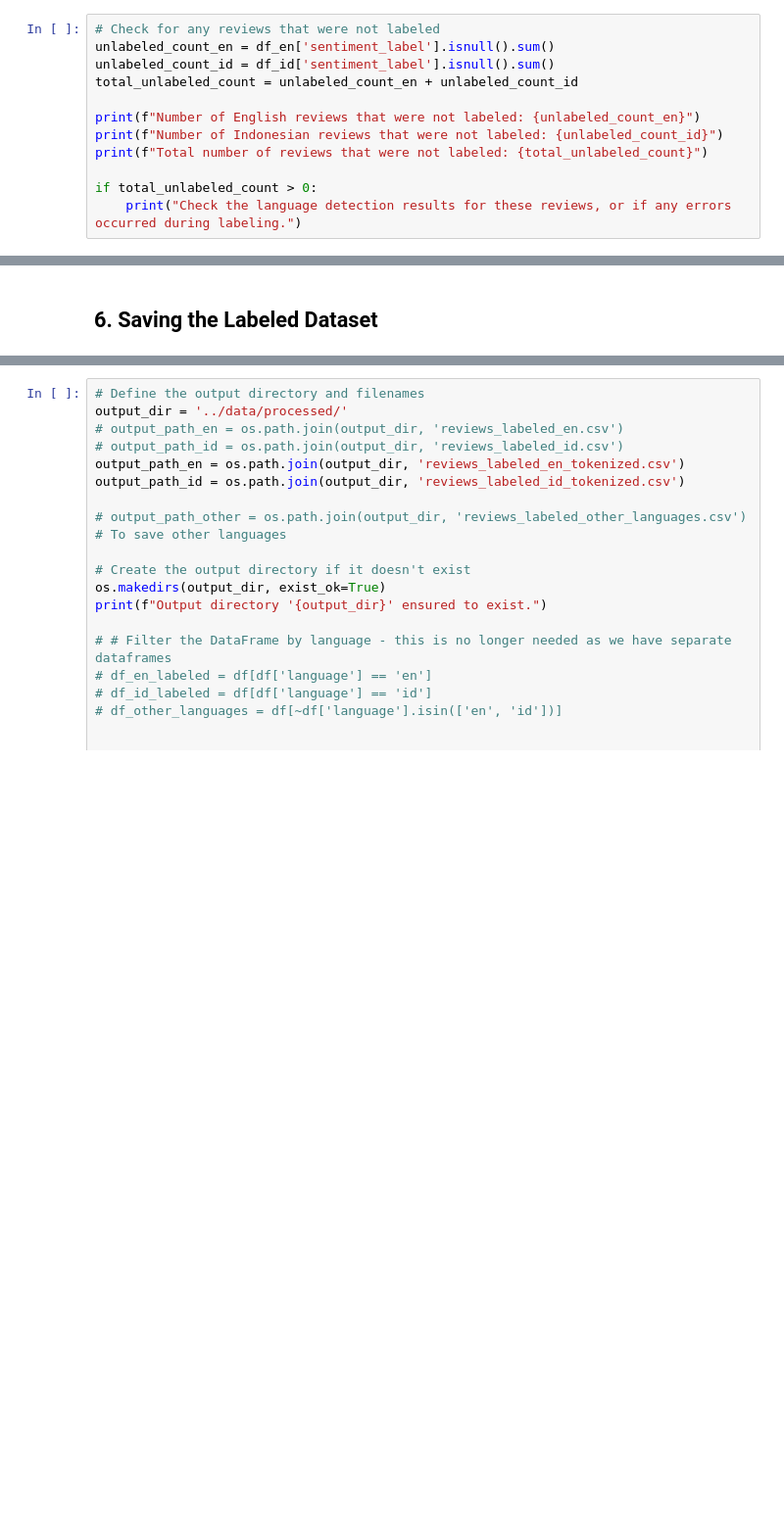
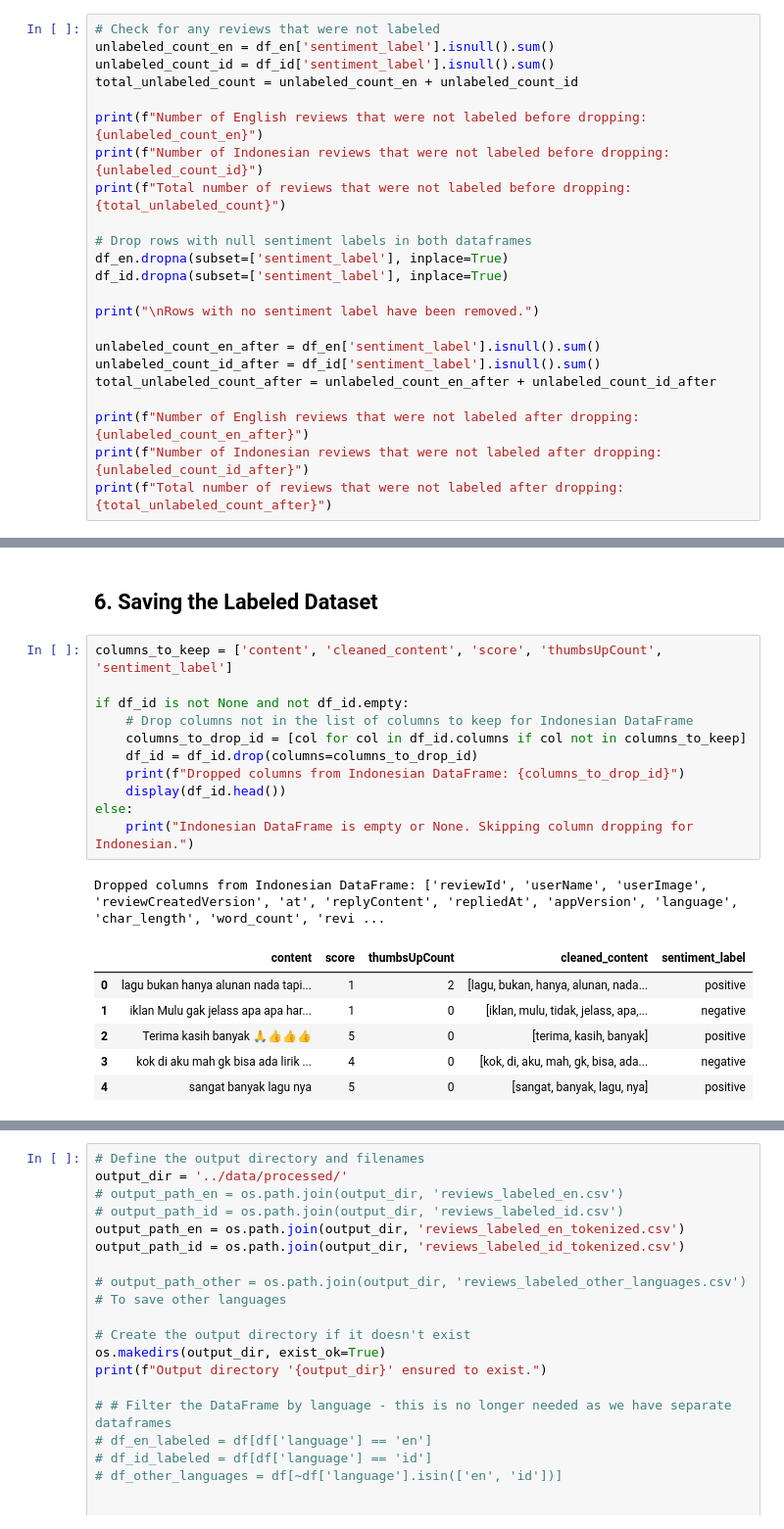
Before and after one commit to notnsas/data-science-capstone-project-college, a Jupyter notebook: notebooks/04_programmatic_labeling_bilingual.ipynb, the cells around one changed output, grey strips where cells are left out. Shown: that part at 98% size. Drawn from its saved outputs; the diff is of its cells as text; blank space fills up the shorter version.

Commit message:
memodifikasi kode di bagian 5. Reviewing and Finalizing the Labeled Dataset untuk menghapus baris yang tidak berlabel

```diff
--- a/notebooks/04_programmatic_labeling_bilingual.ipynb
+++ b/notebooks/04_programmatic_labeling_bilingual.ipynb
@@ -574,10 +574,21 @@ unlabeled_count_en = df_en['sentiment_label'].isnull().sum()
 unlabeled_count_id = df_id['sentiment_label'].isnull().sum()
 total_unlabeled_count = unlabeled_count_en + unlabeled_count_id
 
-print(f"Number of English reviews that were not labeled: {unlabeled_count_en}")
-print(f"Number of Indonesian reviews that were not labeled: {unlabeled_count_id}")
-print(f"Total number of reviews that were not labeled: {total_unlabeled_count}")
+print(f"Number of English reviews that were not labeled before dropping: {unlabeled_count_en}")
+print(f"Number of Indonesian reviews that were not labeled before dropping: {unlabeled_count_id}")
+print(f"Total number of reviews that were not labeled before dropping: {total_unlabeled_count}")
 
-if total_unlabeled_count > 0:
-    print("Check the language detection results for these reviews, or if any errors occurred during labeling.")
+# Drop rows with null sentiment labels in both dataframes
+df_en.dropna(subset=['sentiment_label'], inplace=True)
+df_id.dropna(subset=['sentiment_label'], inplace=True)
+
+print("\nRows with no sentiment label have been removed.")
+
+unlabeled_count_en_after = df_en['sentiment_label'].isnull().sum()
+unlabeled_count_id_after = df_id['sentiment_label'].isnull().sum()
+total_unlabeled_count_after = unlabeled_count_en_after + unlabeled_count_id_after
+
+print(f"Number of English reviews that were not labeled after dropping: {unlabeled_count_en_after}")
+print(f"Number of Indonesian reviews that were not labeled after dropping: {unlabeled_count_id_after}")
+print(f"Total number of reviews that were not labeled after dropping: {total_unlabeled_count_after}")
 # %% [output]
@@ -629,3 +642,22 @@ Examples of Indonesian reviews and their Transformer labels:
 | 4 | sangat banyak lagu nya | positive |
 # %% [markdown]
 ## **6. Saving the Labeled Dataset**
+# %%
+columns_to_keep = ['content', 'cleaned_content', 'score', 'thumbsUpCount', 'sentiment_label']
+
+if df_id is not None and not df_id.empty:
+    # Drop columns not in the list of columns to keep for Indonesian DataFrame
+    columns_to_drop_id = [col for col in df_id.columns if col not in columns_to_keep]
+    df_id = df_id.drop(columns=columns_to_drop_id)
+    print(f"Dropped columns from Indonesian DataFrame: {columns_to_drop_id}")
+    display(df_id.head())
+else:
+    print("Indonesian DataFrame is empty or None. Skipping column dropping for Indonesian.")
+# %% [output]
+Dropped columns from Indonesian DataFrame: ['reviewId', 'userName', 'userImage', 'reviewCreatedVersion', 'at', 'replyContent', 'repliedAt', 'appVersion', 'language', 'char_length', 'word_count', 'revi ...
+|  | content | score | thumbsUpCount | cleaned_content | sentiment_label |
+| 0 | lagu bukan hanya alunan nada tapi... | 1 | 2 | [lagu, bukan, hanya, alunan, nada... | positive |
+| 1 | iklan Mulu gak jelass apa apa har... | 1 | 0 | [iklan, mulu, tidak, jelass, apa,... | negative |
+| 2 | Terima kasih banyak 🙏👍👍👍 | 5 | 0 | [terima, kasih, banyak] | positive |
+| 3 | kok di aku mah gk bisa ada lirik ... | 4 | 0 | [kok, di, aku, mah, gk, bisa, ada... | negative |
+| 4 | sangat banyak lagu nya | 5 | 0 | [sangat, banyak, lagu, nya] | positive |
```
Also changed, not shown: parts of 5 cells of this notebook.
